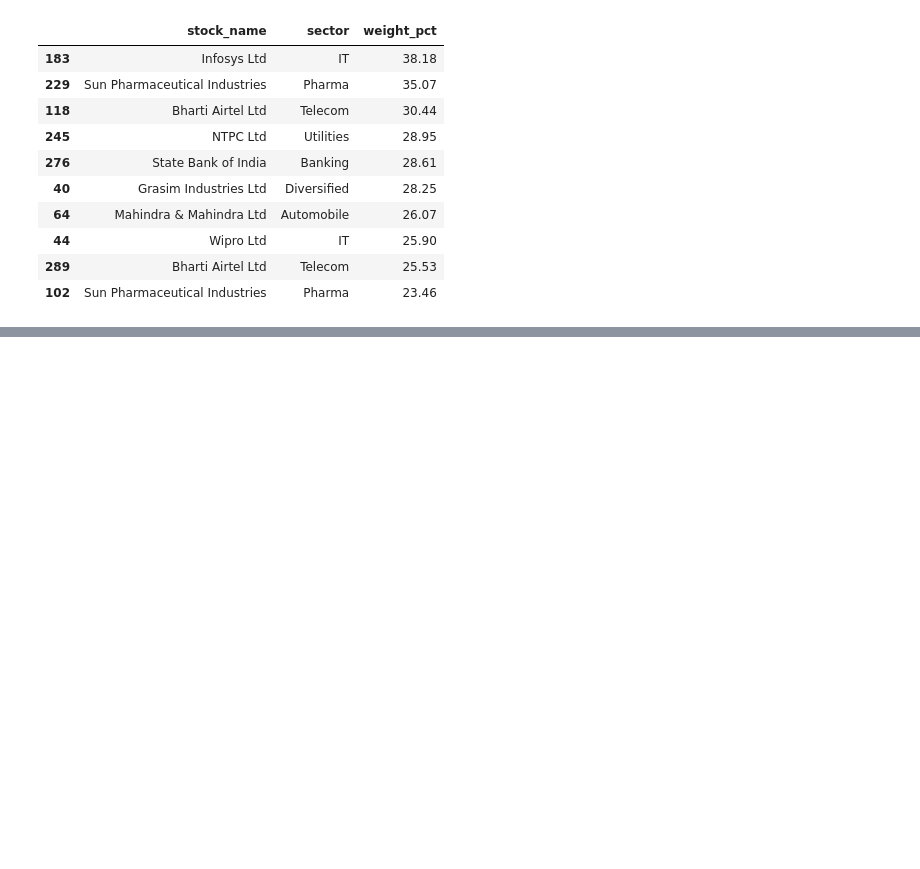
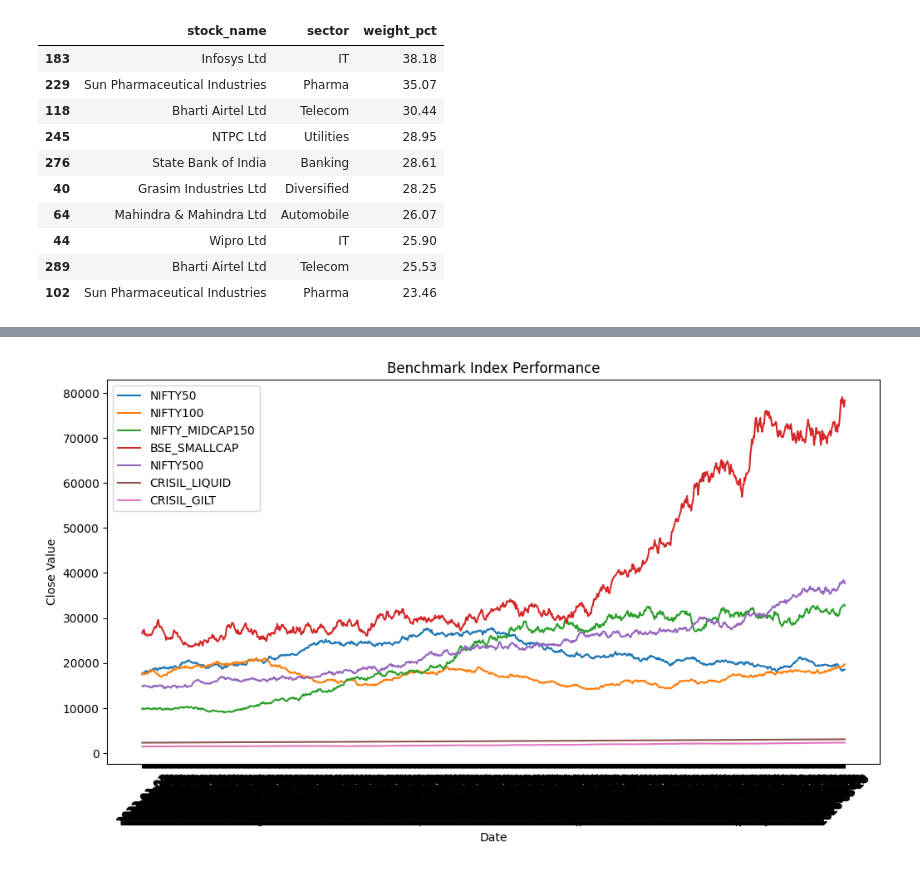
Before and after one commit to samireddynarasimhareddy/bluestock_mf_capstone, a Jupyter notebook: notebooks/01_EDA.ipynb, the cells around one changed output, grey strips where cells are left out. Drawn from its saved outputs; the diff is of its cells as text; code cells hidden in the pictures; blank space fills up the shorter version.

Commit message:
Uploaded EDA and Performance Analytics notebook

```diff
--- a/notebooks/01_EDA.ipynb
+++ b/notebooks/01_EDA.ipynb
@@ -1562,3 +1562,9 @@ holdings[['stock_name','sector','weight_pct']]\
 - Market value is dominated by large-cap stocks.
 - Sector diversification helps reduce portfolio risk.
 - Some stocks appear repeatedly across multiple mutual fund portfolios.
+# %%
+benchmark = pd.read_csv(
+    "../data/processed/10_benchmark_indices.csv"
+)
+
+benchmark.head()
@@ -1564,0 +1631,15 @@ holdings[['stock_name','sector','weight_pct']]\
+# %%
+plt.figure(figsize=(12,6))
+
+for idx in benchmark['index_name'].unique():
+    temp = benchmark[benchmark['index_name'] == idx]
+    plt.plot(temp['date'], temp['close_value'], label=idx)
+
+plt.title("Benchmark Index Performance")
+plt.xlabel("Date")
+plt.ylabel("Close Value")
+plt.legend()
+plt.xticks(rotation=45)
+plt.show()
+# %% [output]
+[figure, added]
```
Also changed, not shown: parts of 13 cells of this notebook, 1 other file.
